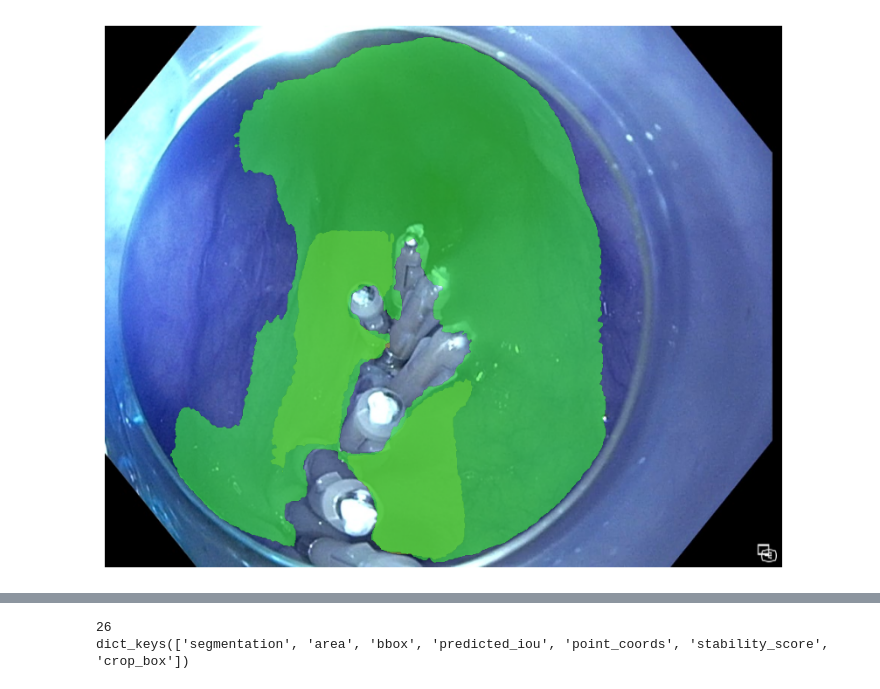
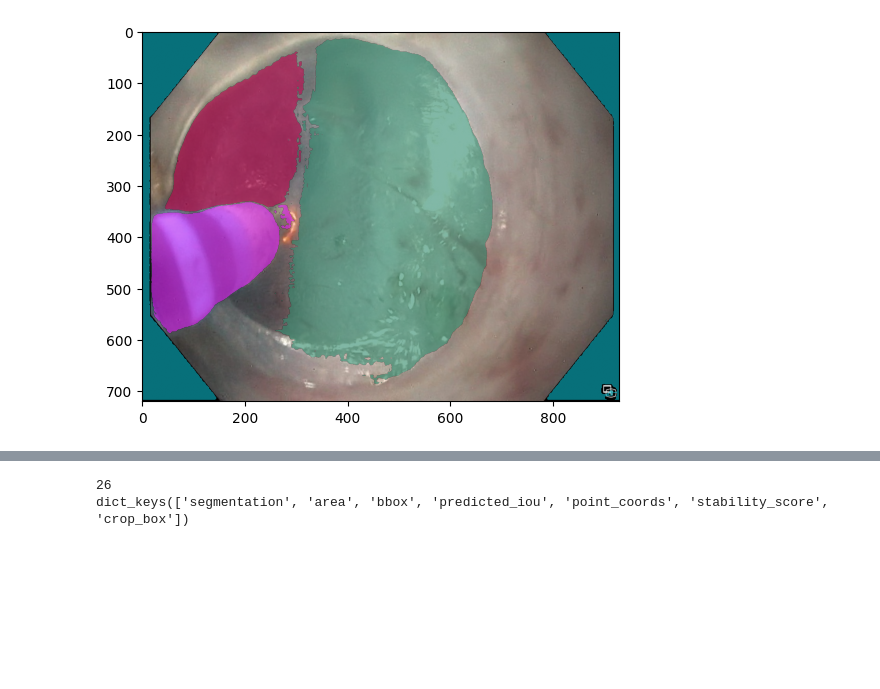
Before and after one commit to NamanChhibbar/BM5020-Project, a Jupyter notebook: annotation.ipynb, the cells around one changed output, grey strips where cells are left out. Drawn from its saved outputs; the diff is of its cells as text; code cells hidden in the pictures; blank space fills up the shorter version.

```diff
--- a/annotation.ipynb
+++ b/annotation.ipynb
@@ -31,2 +28,9 @@ sam.to(device=device)
 
 predictor = SamPredictor(sam)
+# %%
+im_dir = "/Users/naman/Workspace/Data/BM5020-POEM/Annotated"
+im_paths = [f"{im_dir}/{im_file}" for im_file in os.listdir(im_dir)]
+
+path_iter = iter(im_paths)
+# %%
+all_masks = {}
@@ -32,0 +54,21 @@ predictor = SamPredictor(sam)
+# %%
+input_boxes = torch.tensor([
+
+    # 0 - Background (Null class)
+    [0, 0, *image.shape[-2::-1]],
+
+    # 1 - Muscle layer
+    [320, 10, 700, 650],
+
+    # 2 - Mucosal layer
+    [60, 40, 330, 350],
+
+    # 3 - Electrode
+    [10, 350, 310, 600]
+
+]).to(device)
+
+plt.imshow(image)
+for box in input_boxes:
+    show_box(box.cpu(), plt.gca())
+plt.show()
@@ -33,13 +77,4 @@ predictor = SamPredictor(sam)
 # %%
-input_boxes = torch.tensor([
-    [200, 250, 500, 720],
-    [75, 0, 680, 720],
-])
-
-image = cv2.imread("img.jpg")
-image = image[:, 380:, :]
-predictor.set_image(image)
-
 transformed_boxes = predictor.transform.apply_boxes_torch(input_boxes, image.shape[:2])
 masks, _, _ = predictor.predict_torch(
     point_coords=None,
@@ -48,13 +83,9 @@ masks, _, _ = predictor.predict_torch(
     multimask_output=False,
 )
 # %%
-plt.figure(figsize=(10, 10))
 plt.imshow(image)
 for mask in masks:
     show_mask(mask.cpu().numpy(), plt.gca(), random_color=True)
-# for box /in input_boxes:
-#     show_box(+box.cpu().numpy(), plt.gca())
-plt.axis('off')
 plt.show()
 # %% [output]
-[figure, old version]
+[figure, new version]
```
Also changed, not shown: parts of 10 cells of this notebook, 1 other file.
